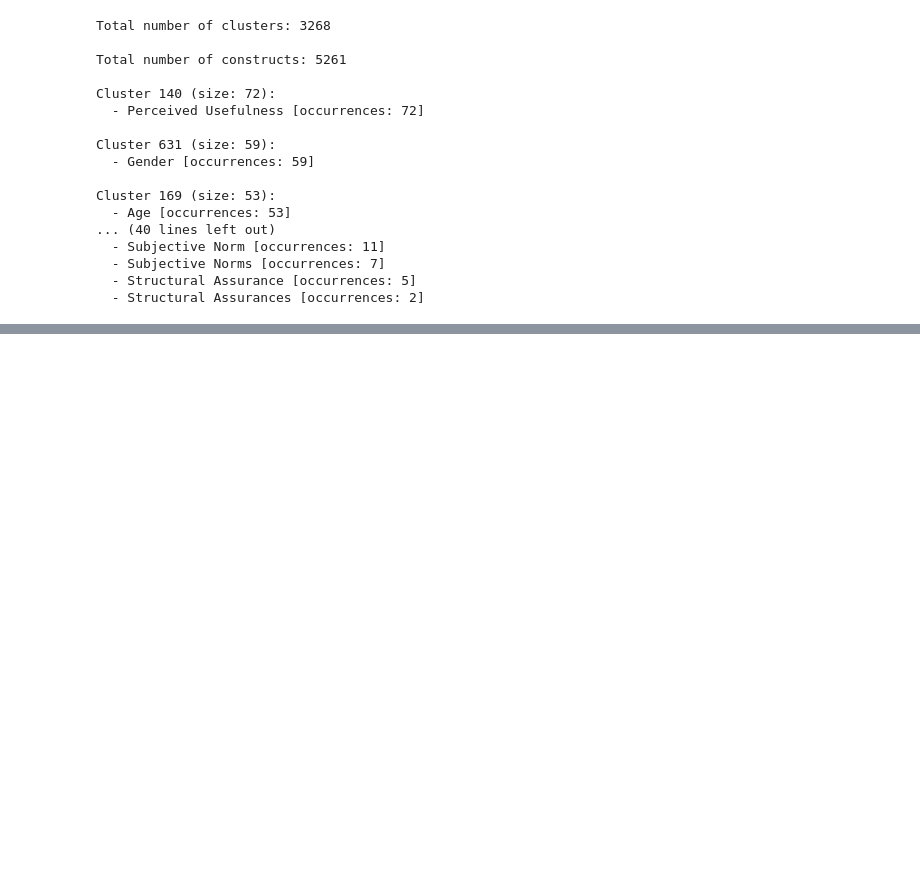
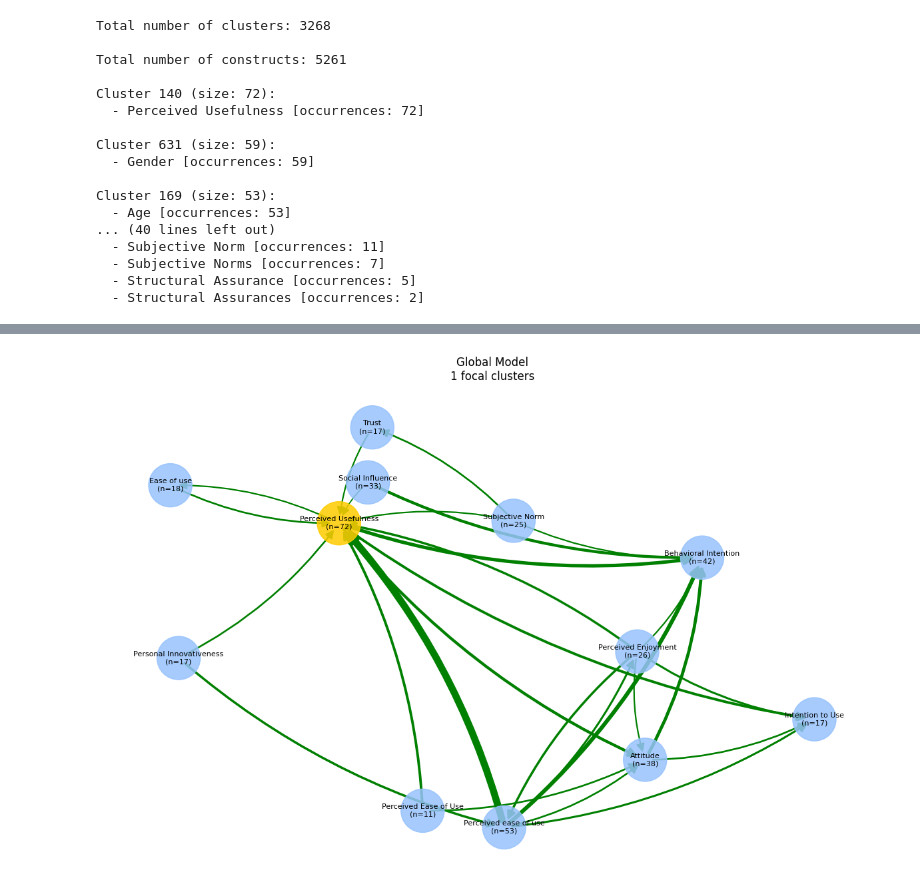
Before and after one commit to MaxHReinhardt/gut-is, a Jupyter notebook: DISKNET_analysis/analyse_DISKNET_clusters.ipynb, the cells around one changed output, grey strips where cells are left out. Saved outputs shown, nothing was run; the diff lists cells and outputs as text; code cells hidden in the pictures; blank space fills up the shorter version.

Commit message:
Extend functionalities for exploring global models

```diff
--- a/DISKNET_analysis/analyse_DISKNET_clusters.ipynb
+++ b/DISKNET_analysis/analyse_DISKNET_clusters.ipynb
@@ -61,0 +70,30 @@ Cluster 169 (size: 53):
+# %%
+# Load relation data
+relation_df = pd.read_csv(PROJECT_ROOT/ 'DISKNET_ANALYSIS/data/relation_info.csv')
+# %%
+### Enter display settings here ###
+
+min_relation_votes = 2  # Minimum number of relations from one cluster to another
+min_cluster_size = 10  # Minimum number of constructs in a cluster
+search_construct = 'Perceived usefulness'  # Only the clusters containing the specified construct (focal clusters) and their neighbors are displayed. Set None for not applying this filter.
+neighbor_deg = 1  # Maximal degree of neighbors of focal clusters
+interactive = False  # If True, an interactive plot is produced and opened in the Browser (recommended for larger graphs). If False, a static plot is produced.
+figsize = (12, 8)  # Size of the static plot
+html_file = str(PROJECT_ROOT/ 'DISKNET_analysis/temp/interactive_vis.html')  # Path to store the .html file of the interactive plot
+
+####################################
+
+plot_global_model(
+    cluster_df=cluster_df,
+    construct_df=construct_df,
+    relation_df=relation_df,
+    min_relation_votes=min_relation_votes,
+    min_cluster_size=min_cluster_size,
+    search_construct=search_construct,
+    neighbor_deg=neighbor_deg,
+    interactive=interactive,
+    figsize=figsize,
+    html_file=html_file
+)
+# %% [output]
+[figure, added]
```
Also changed, not shown: parts of 5 cells of this notebook, 2 other files.
